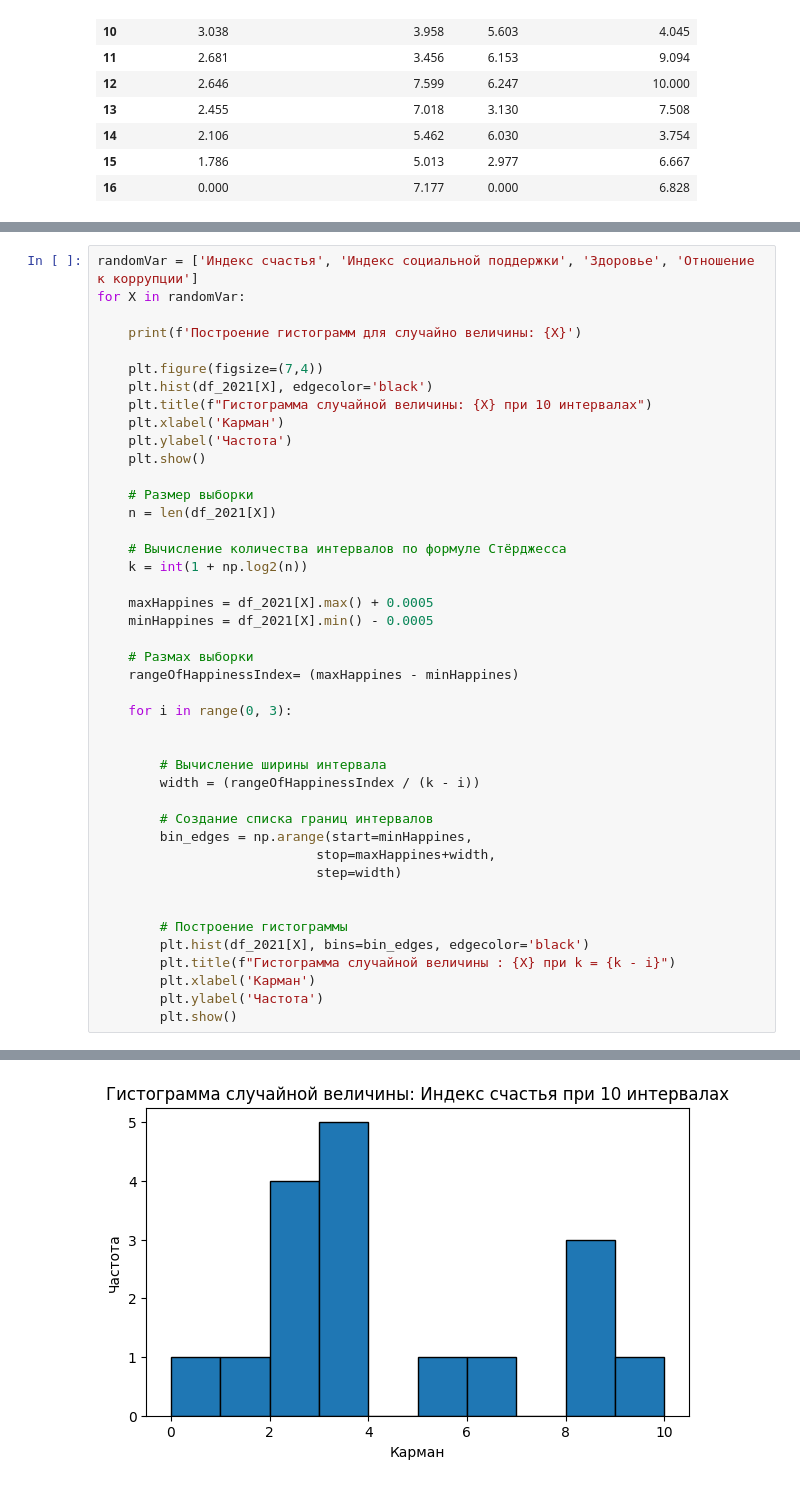
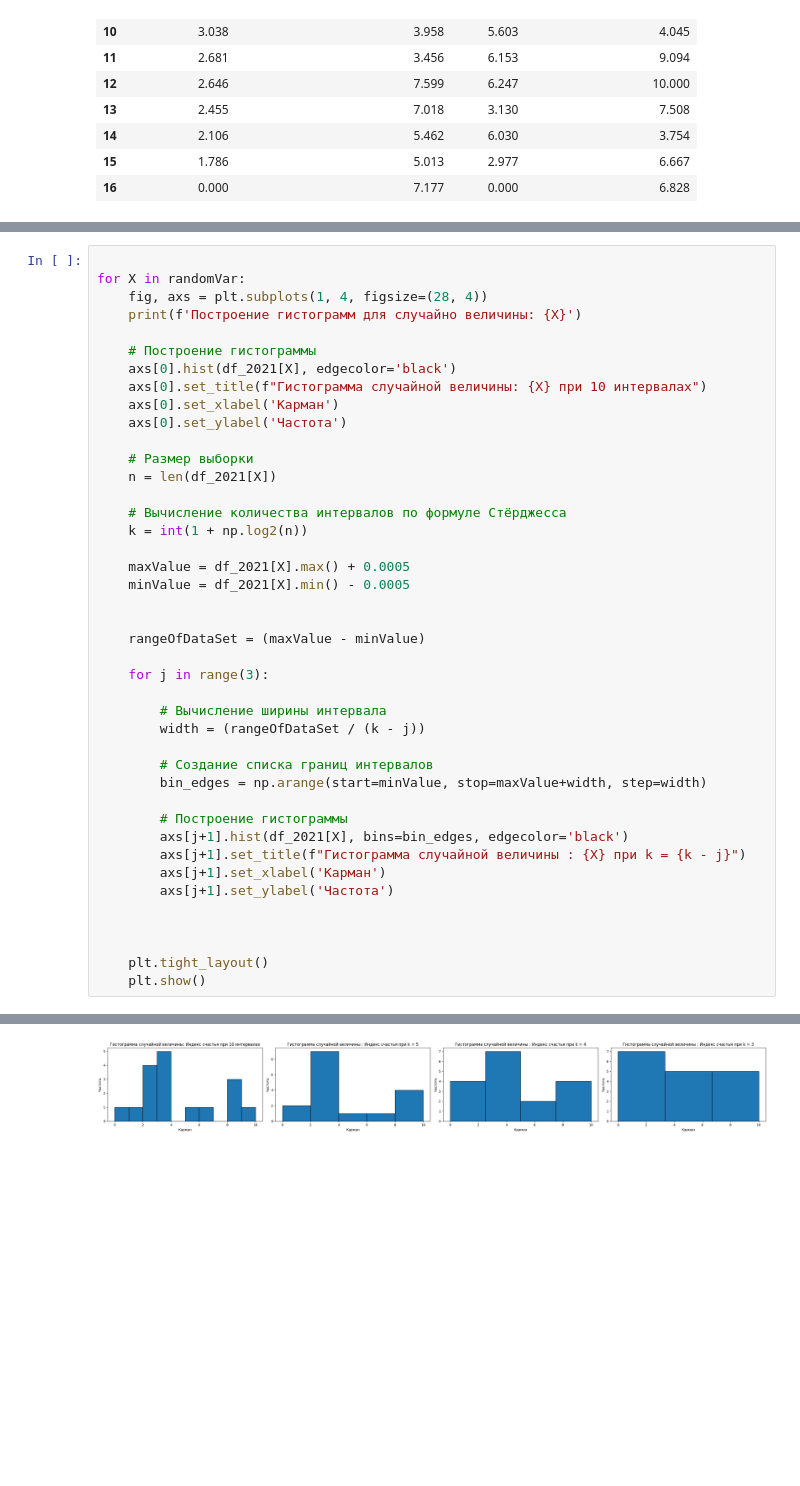
Before and after one commit to Sypoo1/TVIMS, a Jupyter notebook: main.ipynb, the cells around one changed output, grey strips where cells are left out. Drawn from its saved outputs; the diff is of its cells as text; blank space fills up the shorter version.

```diff
--- a/main.ipynb
+++ b/main.ipynb
@@ -62,46 +60,45 @@ df_2021
 # %%
-randomVar = ['Индекс счастья', 'Индекс социальной поддержки', 'Здоровье', 'Отношение к коррупции']
+
 for X in randomVar:
-
+    fig, axs = plt.subplots(1, 4, figsize=(28, 4))
     print(f'Построение гистограмм для случайно величины: {X}')
 
-    plt.figure(figsize=(7,4))
-    plt.hist(df_2021[X], edgecolor='black')
-    plt.title(f"Гистограмма случайной величины: {X} при 10 интервалах")
-    plt.xlabel('Карман')
-    plt.ylabel('Частота')
-    plt.show()
+    # Построение гистограммы
+    axs[0].hist(df_2021[X], edgecolor='black')
+    axs[0].set_title(f"Гистограмма случайной величины: {X} при 10 интервалах")
+    axs[0].set_xlabel('Карман')
+    axs[0].set_ylabel('Частота')
 
     # Размер выборки
     n = len(df_2021[X])
 
     # Вычисление количества интервалов по формуле Стёрджесса
     k = int(1 + np.log2(n))
 
-    maxHappines = df_2021[X].max() + 0.0005
-    minHappines = df_2021[X].min() - 0.0005
-
-    # Размах выборки
-    rangeOfHappinessIndex= (maxHappines - minHappines)
-
-    for i in range(0, 3):
+    maxValue = df_2021[X].max() + 0.0005
+    minValue = df_2021[X].min() - 0.0005
 
 
+    rangeOfDataSet = (maxValue - minValue)
+
+    for j in range(3):
+
         # Вычисление ширины интервала
-        width = (rangeOfHappinessIndex / (k - i))
+        width = (rangeOfDataSet / (k - j))
 
         # Создание списка границ интервалов
-        bin_edges = np.arange(start=minHappines,
-                            stop=maxHappines+width,
-                            step=width)
+        bin_edges = np.arange(start=minValue, stop=maxValue+width, step=width)
+
+        # Построение гистограммы
+        axs[j+1].hist(df_2021[X], bins=bin_edges, edgecolor='black')
+        axs[j+1].set_title(f"Гистограмма случайной величины : {X} при k = {k - j}")
+        axs[j+1].set_xlabel('Карман')
+        axs[j+1].set_ylabel('Частота')
 
 
-        # Построение гистограммы
-        plt.hist(df_2021[X], bins=bin_edges, edgecolor='black')
-        plt.title(f"Гистограмма случайной величины : {X} при k = {k - i}")
-        plt.xlabel('Карман')
-        plt.ylabel('Частота')
-        plt.show()
+
+    plt.tight_layout()
+    plt.show()
 # %% [output]
 Построение гистограмм для случайно величины: Индекс счастья
-[figure, old version]
+[figure, new version]
```
Also changed, not shown: parts of 2 cells of this notebook, 2 other files.
